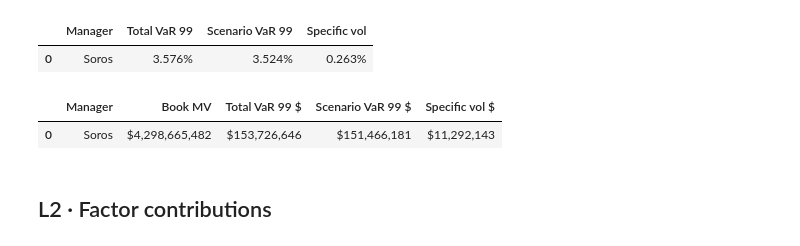
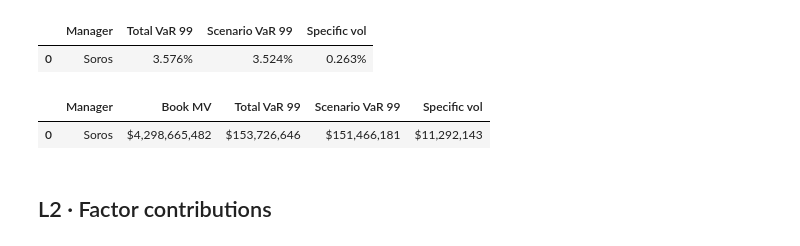
Before and after one commit to conorpbrennan/barra_poc, a Jupyter notebook: notebooks/soros_13f_risk.ipynb, the cells around one changed output. Cells and saved outputs as stored; diff of their text form; code cells hidden in the pictures.

```diff
--- a/notebooks/soros_13f_risk.ipynb
+++ b/notebooks/soros_13f_risk.ipynb
@@ -99,19 +99,22 @@ N.style_grid(df, prec=PREC)
 | 0 | Soros | 3.576% | 3.524% | 0.263% |
 # %%
 # ── L1 · Book risk summary, in dollars ───────────────────────────────────────────────────
-# The same cell priced in money. `Book MV` is the 13F market value of the sliced book at D (the
-# SEC's $000→$ unit change of 2023 is normalised in the builder, so the history reads in one
-# unit), and every weight-unit measure has a "<measure> $" twin = measure × Book MV in the cube
-# (the `units: $` switch in the Pivot lens is the same twins). Whole dollars in the grid (PREC
-# does not apply to money columns); Book MV ≈ $4.3bn for Soros at 2026-06-30.
+# The same cell priced in money — via the cube's Units CONTEXT, not a second measure name
+# (2026-08-22 refactor: the old "<measure> $" twins are gone). `Book MV` is the 13F market value
+# of the sliced book at D (the SEC's $000→$ unit change of 2023 is normalised in the builder, so
+# the history reads in one unit) and is always dollars. Every OTHER weight-unit measure toggles
+# weight <-> dollars on ONE switch: slice l["Units"] == "$" and the SAME measure names (Total VaR
+# 99, Scenario VaR 99, Specific vol) read at Book MV scale — the Pivot lens's `units: $` control
+# is this same switch. Whole dollars in the grid (PREC does not apply to money columns); Book MV
+# ≈ $4.3bn for Soros at 2026-06-30.
 df = cube.query(
-    m["Book MV"], m["Total VaR 99 $"], m["Scenario VaR 99 $"], m["Specific vol $"],
+    m["Book MV"], m["Total VaR 99"], m["Scenario VaR 99"], m["Specific vol"],
     mode="raw", levels=[l["Manager"]],
-    filter=SOROS & (l["Date"] == D) & (l["ScenarioSet"] == "HistFull"),
+    filter=SOROS & (l["Date"] == D) & (l["ScenarioSet"] == "HistFull") & (l["Units"] == "$"),
 )
-N.style_grid(df, prec=PREC)
+N.style_grid(df, prec=PREC, money=["Total VaR 99", "Scenario VaR 99", "Specific vol"])
 # %% [output]
-|  | Manager | Book MV | Total VaR 99 $ | Scenario VaR 99 $ | Specific vol $ |
+|  | Manager | Book MV | Total VaR 99 | Scenario VaR 99 | Specific vol |
 | 0 | Soros | $4,298,665,482 | $153,726,646 | $151,466,181 | $11,292,143 |
 # %% [markdown]
 ## L2 · Factor contributions
```
Also changed, not shown: parts of 1 cell of this notebook, 1 other file.
